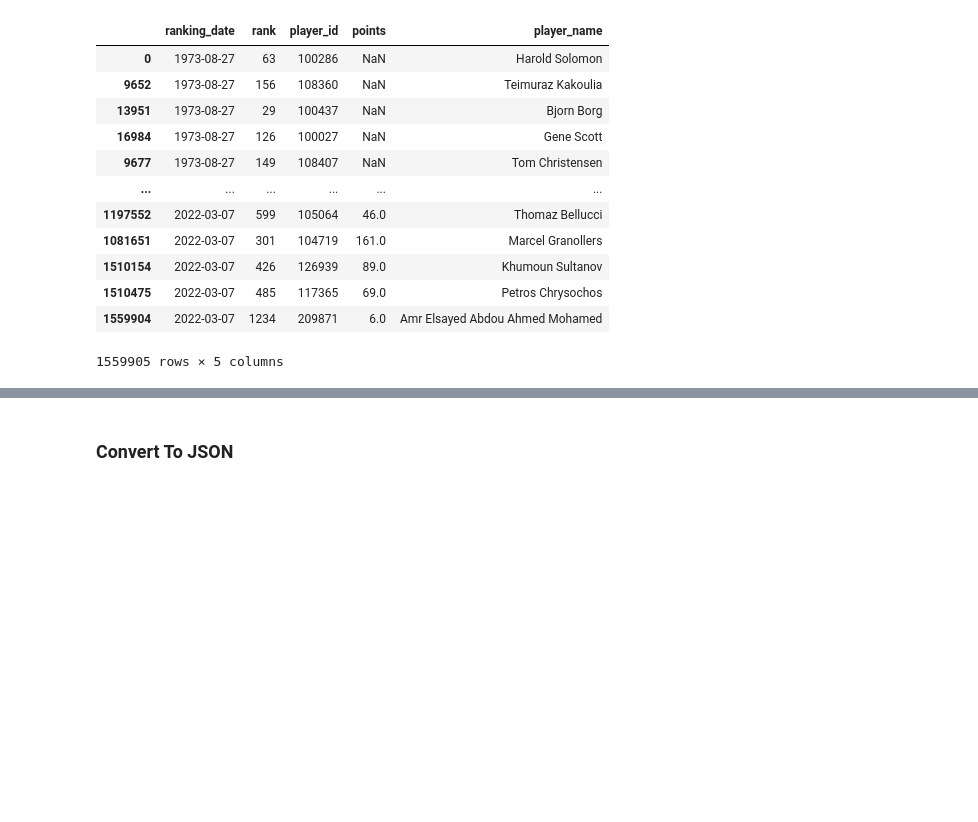
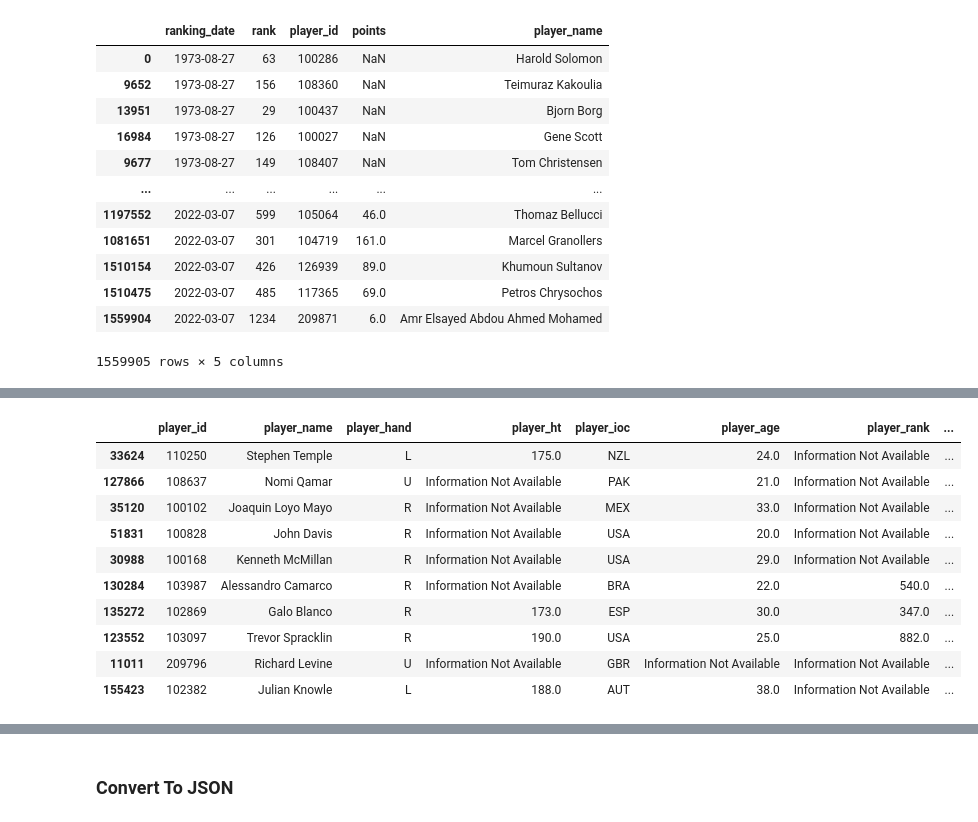
Before and after one commit to julieher/project_folder, a Jupyter notebook: model/players_ETL.ipynb, the cells around one changed output, grey strips where cells are left out. Drawn from its saved outputs; the diff is of its cells as text; code cells hidden in the pictures; blank space fills up the shorter version.

Commit message:
players_ETL modified

```diff
--- a/model/players_ETL.ipynb
+++ b/model/players_ETL.ipynb
@@ -322,0 +353,14 @@ pen.sort_values(by='ranking_date')
+# %%
+all_players1.sample(10)
+# %% [output]
+|  | player_id | player_name | player_hand | player_ht | player_ioc | player_age | player_rank | ... |
+| 33624 | 110250 | Stephen Temple | L | 175.0 | NZL | 24.0 | Information Not Available | ... |
+| 127866 | 108637 | Nomi Qamar | U | Information Not Available | PAK | 21.0 | Information Not Available | ... |
+| 35120 | 100102 | Joaquin Loyo Mayo | R | Information Not Available | MEX | 33.0 | Information Not Available | ... |
+| 51831 | 100828 | John Davis | R | Information Not Available | USA | 20.0 | Information Not Available | ... |
+| 30988 | 100168 | Kenneth McMillan | R | Information Not Available | USA | 29.0 | Information Not Available | ... |
+| 130284 | 103987 | Alessandro Camarco | R | Information Not Available | BRA | 22.0 | 540.0 | ... |
+| 135272 | 102869 | Galo Blanco | R | 173.0 | ESP | 30.0 | 347.0 | ... |
+| 123552 | 103097 | Trevor Spracklin | R | 190.0 | USA | 25.0 | 882.0 | ... |
+| 11011 | 209796 | Richard Levine | U | Information Not Available | GBR | Information Not Available | Information Not Available | ... |
+| 155423 | 102382 | Julian Knowle | L | 188.0 | AUT | 38.0 | Information Not Available | ... |
```
Also changed, not shown: parts of 10 cells of this notebook, 1 other file.
